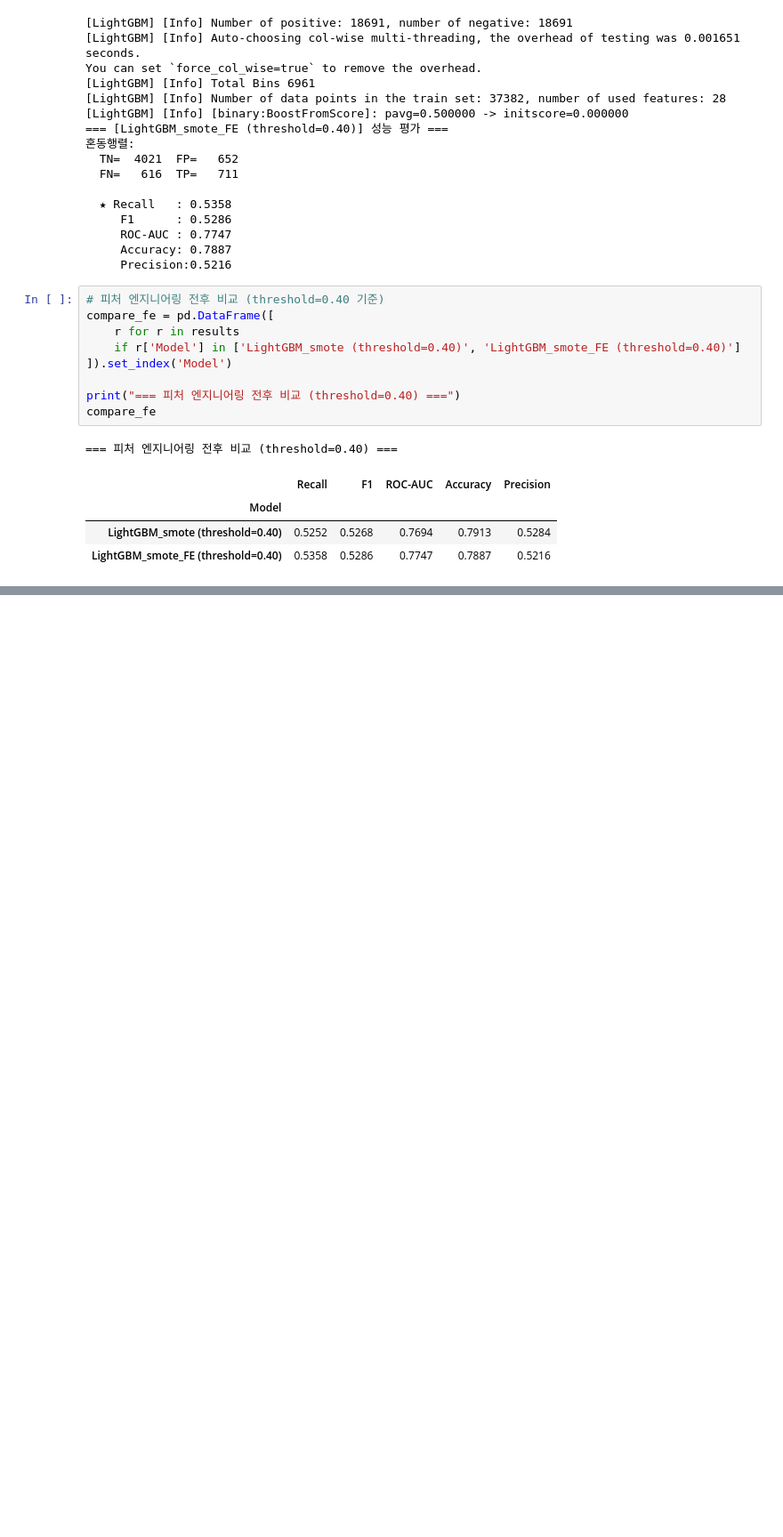
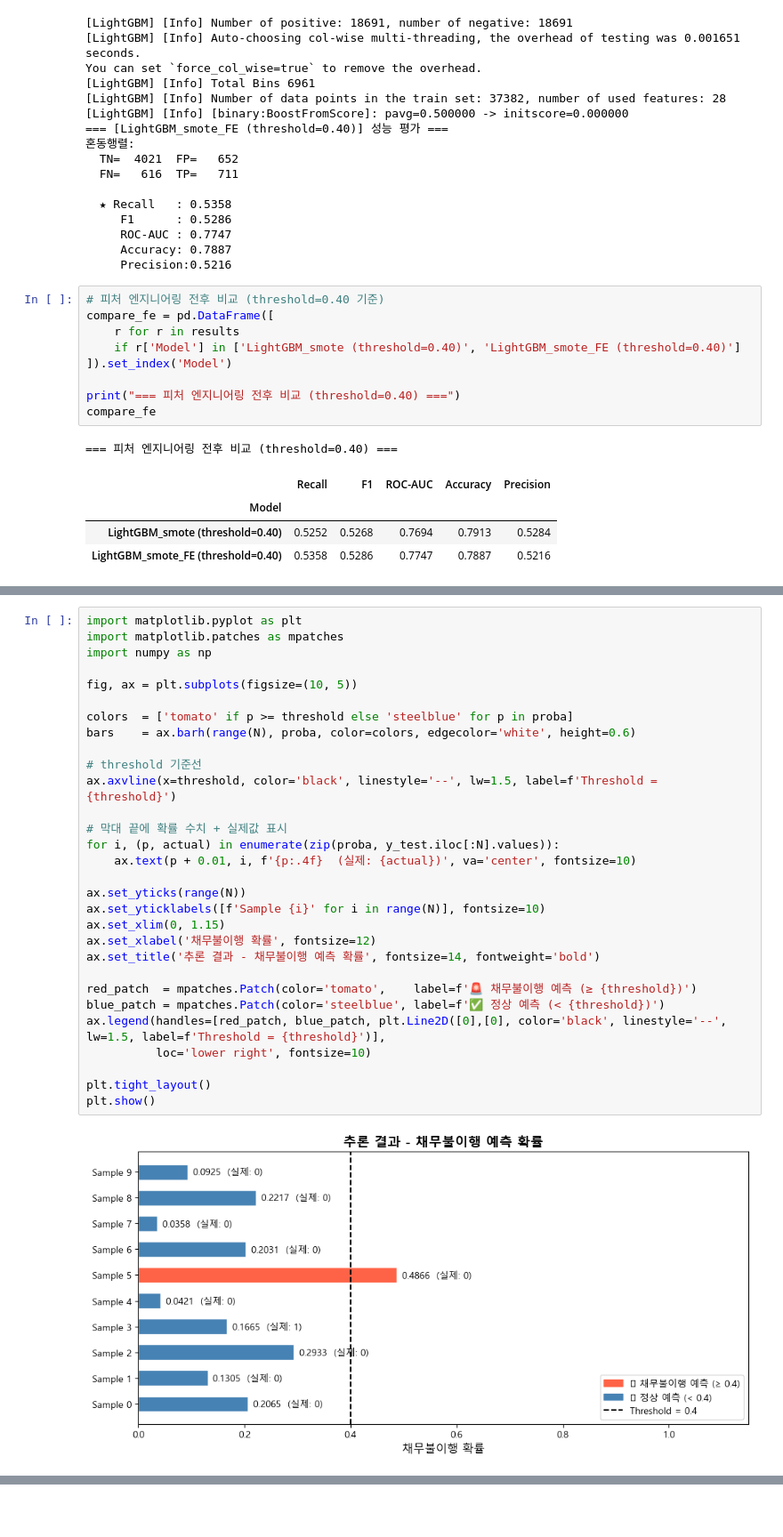
Before and after one commit to jjuuu999/hipython, a Jupyter notebook: ml/11_신용카드_채무불이행_고객예측.ipynb, the cells around one changed output, grey strips where cells are left out. Shown at 89% size. Saved outputs shown, nothing was run; the diff lists cells and outputs as text; blank space fills up the shorter version.

```diff
--- a/ml/11_신용카드_채무불이행_고객예측.ipynb
+++ b/ml/11_신용카드_채무불이행_고객예측.ipynb
@@ -1021,0 +1442,32 @@ compare_fe
+# %%
+import matplotlib.pyplot as plt
+import matplotlib.patches as mpatches
+import numpy as np
+
+fig, ax = plt.subplots(figsize=(10, 5))
+
+colors  = ['tomato' if p >= threshold else 'steelblue' for p in proba]
+bars    = ax.barh(range(N), proba, color=colors, edgecolor='white', height=0.6)
+
+# threshold 기준선
+ax.axvline(x=threshold, color='black', linestyle='--', lw=1.5, label=f'Threshold = {threshold}')
+
+# 막대 끝에 확률 수치 + 실제값 표시
+for i, (p, actual) in enumerate(zip(proba, y_test.iloc[:N].values)):
+    ax.text(p + 0.01, i, f'{p:.4f}  (실제: {actual})', va='center', fontsize=10)
+
+ax.set_yticks(range(N))
+ax.set_yticklabels([f'Sample {i}' for i in range(N)], fontsize=10)
+ax.set_xlim(0, 1.15)
+ax.set_xlabel('채무불이행 확률', fontsize=12)
+ax.set_title('추론 결과 - 채무불이행 예측 확률', fontsize=14, fontweight='bold')
+
+red_patch  = mpatches.Patch(color='tomato',    label=f'🚨 채무불이행 예측 (≥ {threshold})')
+blue_patch = mpatches.Patch(color='steelblue', label=f'✅ 정상 예측 (< {threshold})')
+ax.legend(handles=[red_patch, blue_patch, plt.Line2D([0],[0], color='black', linestyle='--', lw=1.5, label=f'Threshold = {threshold}')],
+          loc='lower right', fontsize=10)
+
+plt.tight_layout()
+plt.show()
+# %% [output]
+[figure, added]
```
Also changed, not shown: parts of 11 cells of this notebook.
